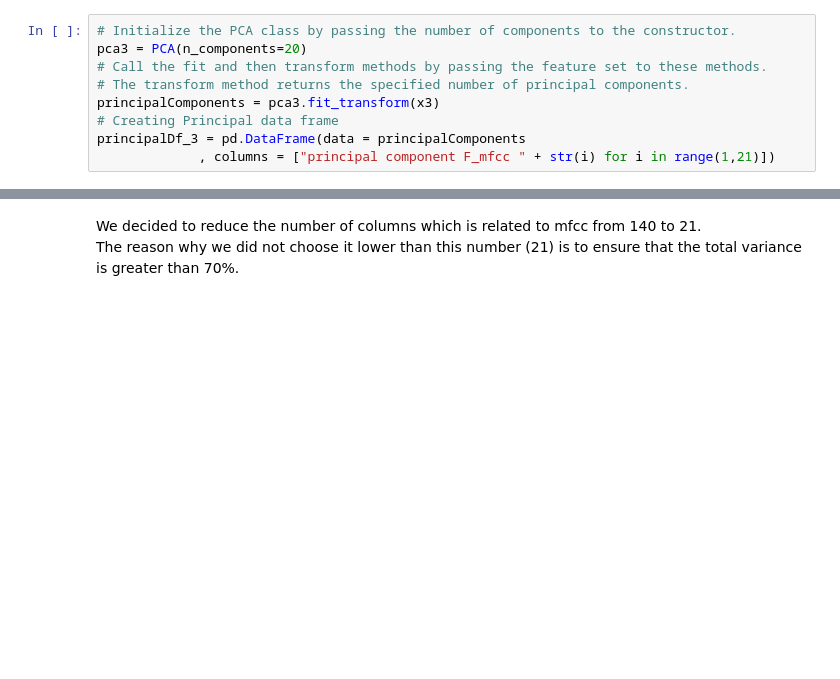
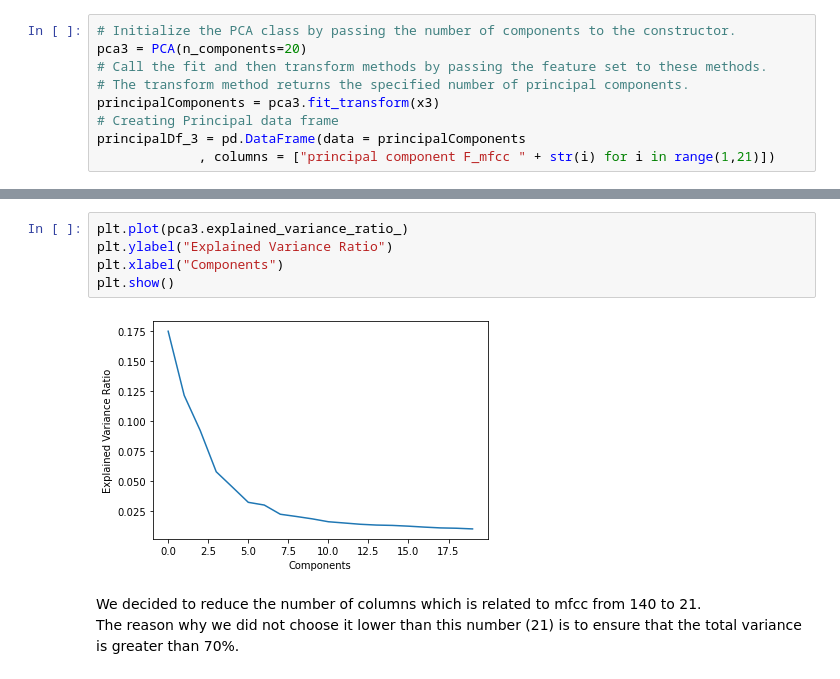
Before and after one commit to SimonePip/ADM-HW4, a Jupyter notebook: EX_2.1_2.2.ipynb, the cells around one changed output, grey strips where cells are left out. Cells and saved outputs as stored; diff of their text form; blank space fills up the shorter version.

```diff
--- a/EX_2.1_2.2.ipynb
+++ b/EX_2.1_2.2.ipynb
@@ -347,3 +384,10 @@ Total explained variance =  0.73739
+# %%
+plt.plot(pca3.explained_variance_ratio_)
+plt.ylabel("Explained Variance Ratio")
+plt.xlabel("Components")
+plt.show()
+# %% [output]
+[figure, added]
 # %% [markdown]
 We decided to reduce the number of columns which is related to mfcc from 140 to 21. \
 The reason why we did not choose it lower than this number (21) is to ensure that the total variance is greater than 70%.
```
Also changed, not shown: parts of 22 cells of this notebook.
